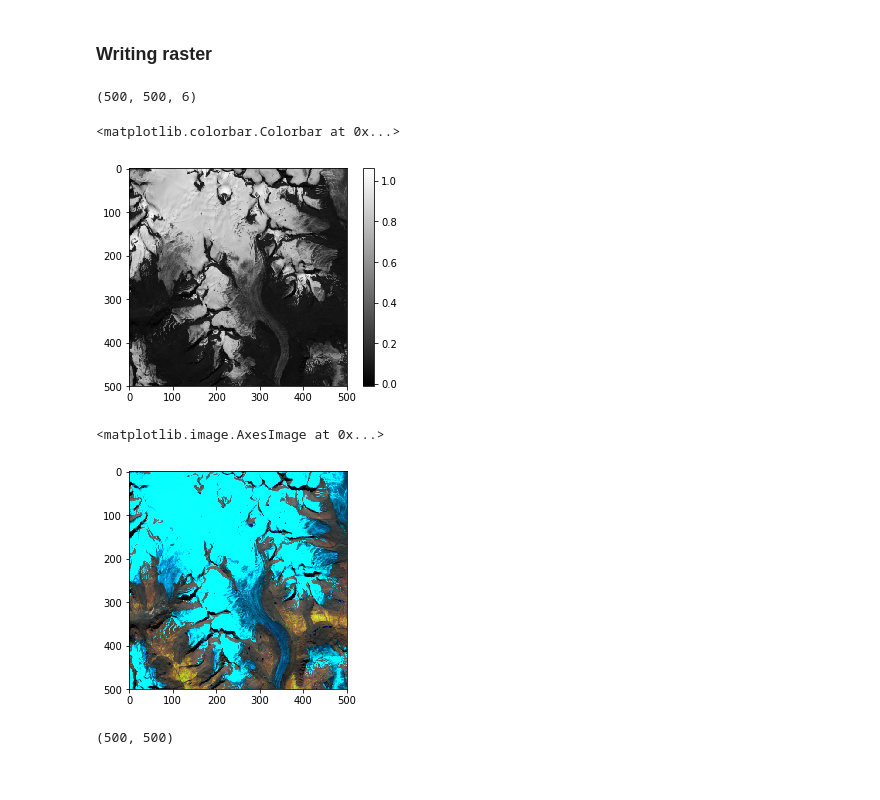
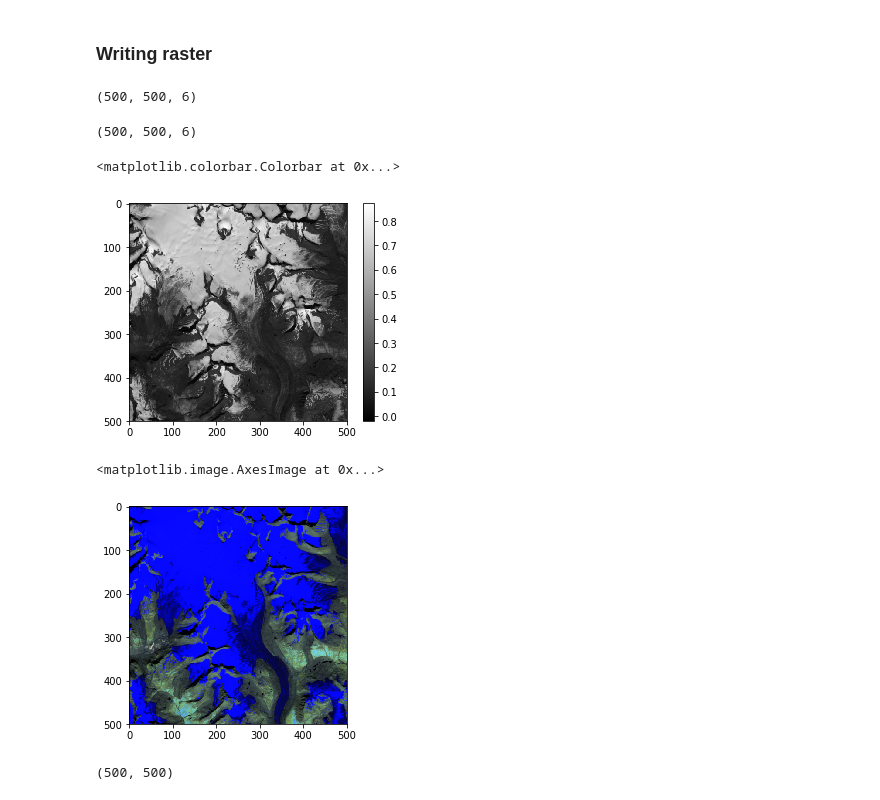
Before and after one commit to codingpanda19/mlgeo, a Jupyter notebook: python-gdal/mlgeo_python_gdal_raster.ipynb, the cells around one changed output. Cells and saved outputs as stored; diff of their text form; code cells hidden in the pictures.

```diff
--- a/python-gdal/mlgeo_python_gdal_raster.ipynb
+++ b/python-gdal/mlgeo_python_gdal_raster.ipynb
@@ -160,6 +171,10 @@ img = np.zeros((ds.RasterYSize, ds.RasterXSize, ds.RasterCount), dtype=np.float)
 
 for b in range(ds.RasterCount):
     img[:, :, b] = ds.GetRasterBand(b + 1).ReadAsArray() / 10000
+# %%
+img.shape
+# %% [output]
+(500, 500, 6)
 # %%
 # get meta
 projection = ds.GetProjection()
@@ -169,29 +184,29 @@ img.shape
 # %% [output]
 (500, 500, 6)
 # %%
-plt.imshow(img[:,:,1], cmap='gray')
+plt.imshow(img[:,:,3], cmap='gray')
 plt.colorbar()
 # %% [output]
 <matplotlib.colorbar.Colorbar at 0x...>
-[figure, old version]
+[figure, new version]
 # %%
 # view raster RGB using matplotlib
-index = np.array([4, 3, 2])
+index = np.array([5, 4, 3])
 colors = img[:, :, index].astype(np.float64)
 max_val = 0.4
 min_val = 0.0
 
 # enforce maximum and minimum values
 colors[colors[:, :, :] > max_val] = max_val
 colors[colors[:, :, :] < min_val] = min_val
 
 for b in range(colors.shape[2]):
     colors[:, :, b] = colors[:, :, b] * 1 / (max_val - min_val)
 
 plt.imshow(colors)
 # %% [output]
 <matplotlib.image.AxesImage at 0x...>
-[figure, old version]
+[figure, new version]
 # %%
 # calculate snow (ice) index
 # NDSI = (GREEN - SWIR1) / (GREEN + SWIR1)
```
Also changed, not shown: parts of 8 cells of this notebook, 2 other files.
